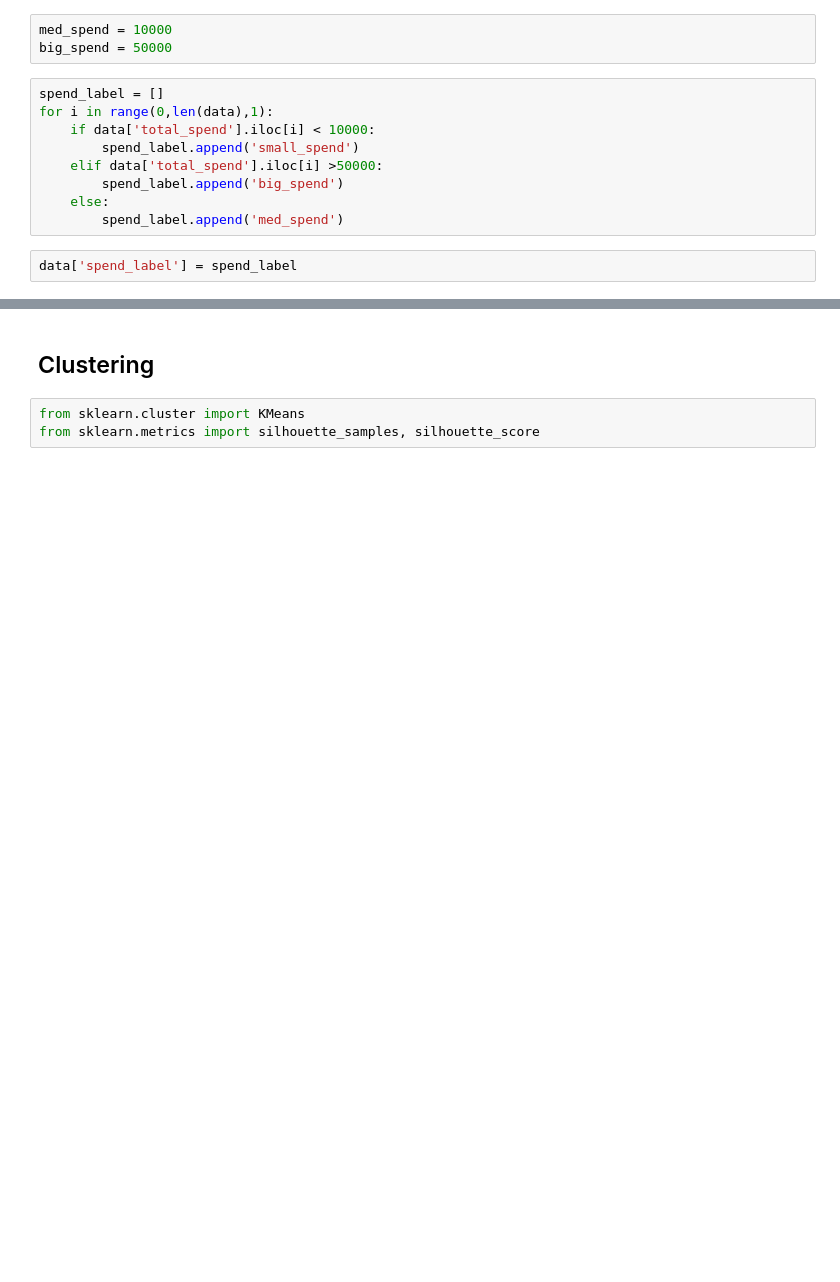
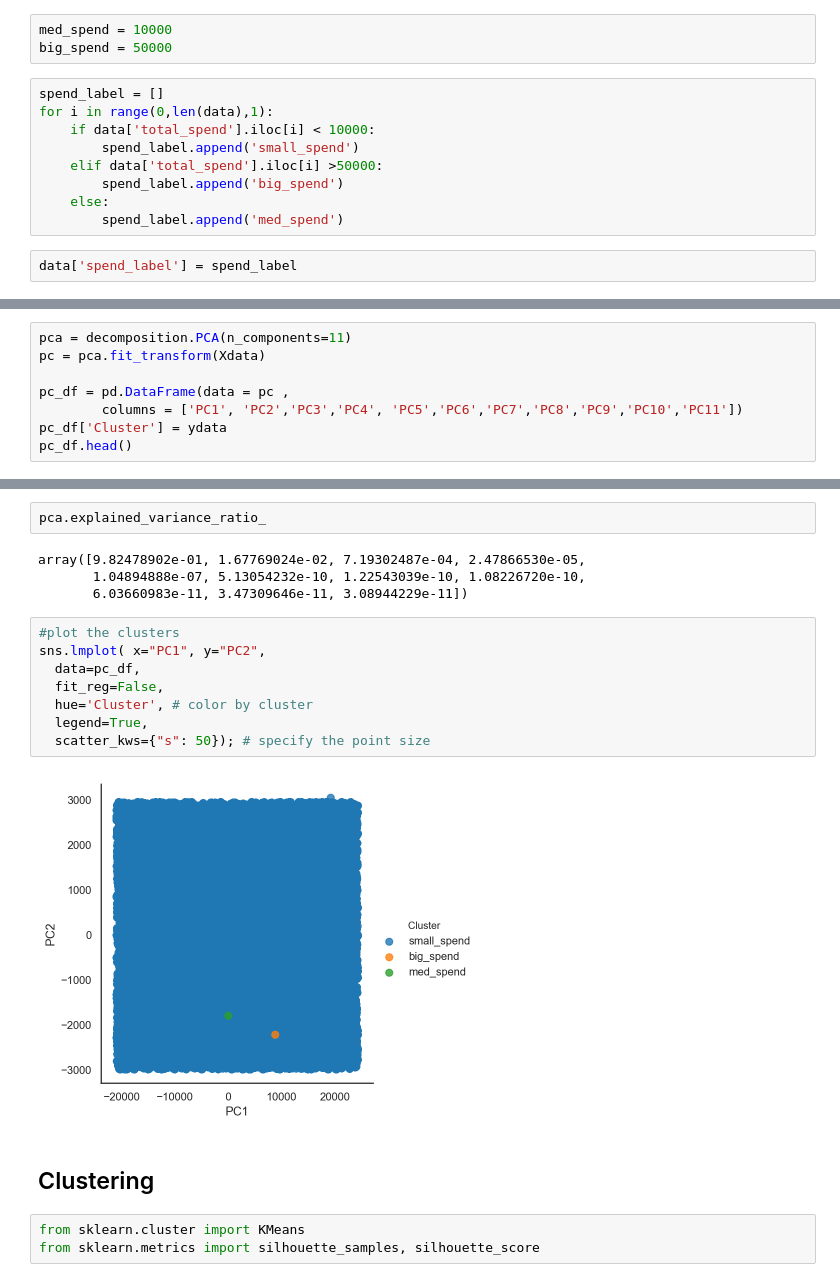
Before and after one commit to scheckley/online-retail, a Jupyter notebook: analysis.ipynb, the cells around one changed output, grey strips where cells are left out. Drawn from its saved outputs; the diff is of its cells as text; blank space fills up the shorter version.

```diff
--- a/analysis.ipynb
+++ b/analysis.ipynb
@@ -484,0 +498,8 @@ data.head()
+# %%
+pca = decomposition.PCA(n_components=11)
+pc = pca.fit_transform(Xdata)
+
+pc_df = pd.DataFrame(data = pc ,
+        columns = ['PC1', 'PC2','PC3','PC4', 'PC5','PC6','PC7','PC8','PC9','PC10','PC11'])
+pc_df['Cluster'] = ydata
+pc_df.head()
@@ -485,3 +513,19 @@ data.head()
+# %%
+pca.explained_variance_ratio_
+# %% [output]
+array([9.82478902e-01, 1.67769024e-02, 7.19302487e-04, 2.47866530e-05,
+       1.04894888e-07, 5.13054232e-10, 1.22543039e-10, 1.08226720e-10,
+       6.03660983e-11, 3.47309646e-11, 3.08944229e-11])
+# %%
+#plot the clusters
+sns.lmplot( x="PC1", y="PC2",
+  data=pc_df,
+  fit_reg=False,
+  hue='Cluster', # color by cluster
+  legend=True,
+  scatter_kws={"s": 50}); # specify the point size
+# %% [output]
+[figure, added]
 # %% [markdown]
 ## Clustering
 # %%
```
Also changed, not shown: parts of 19 cells of this notebook.
